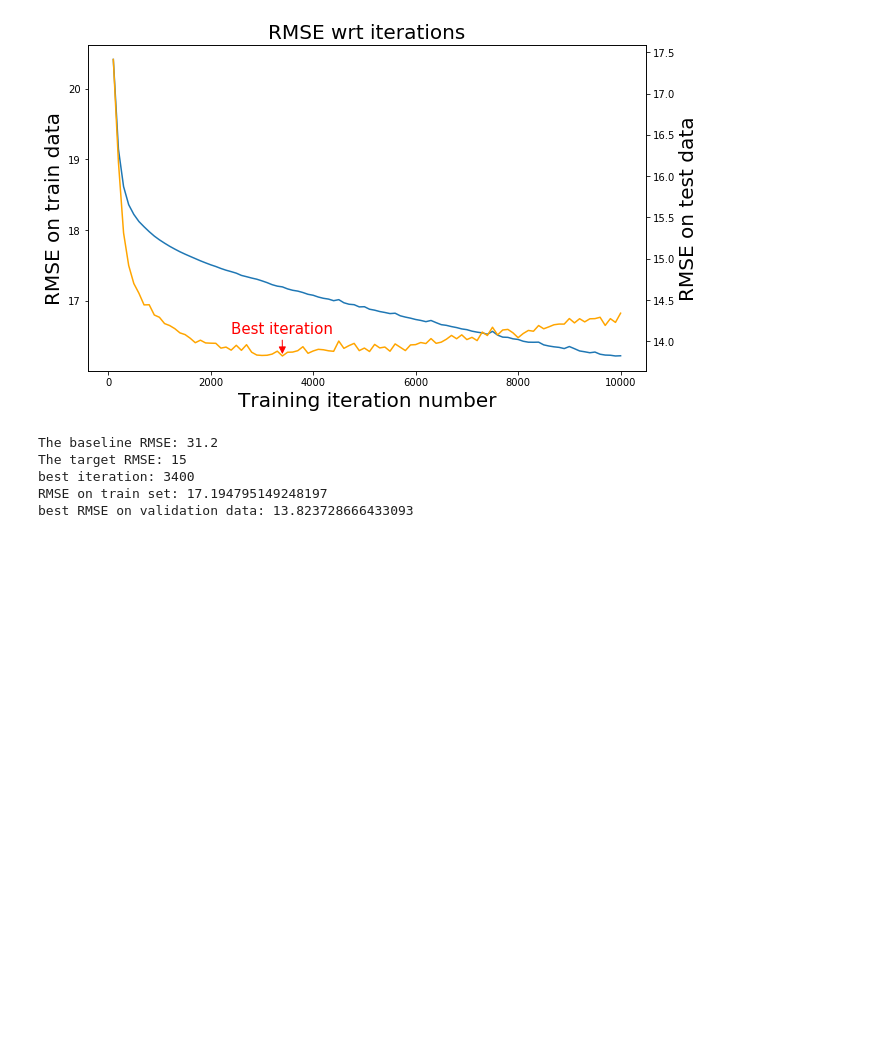
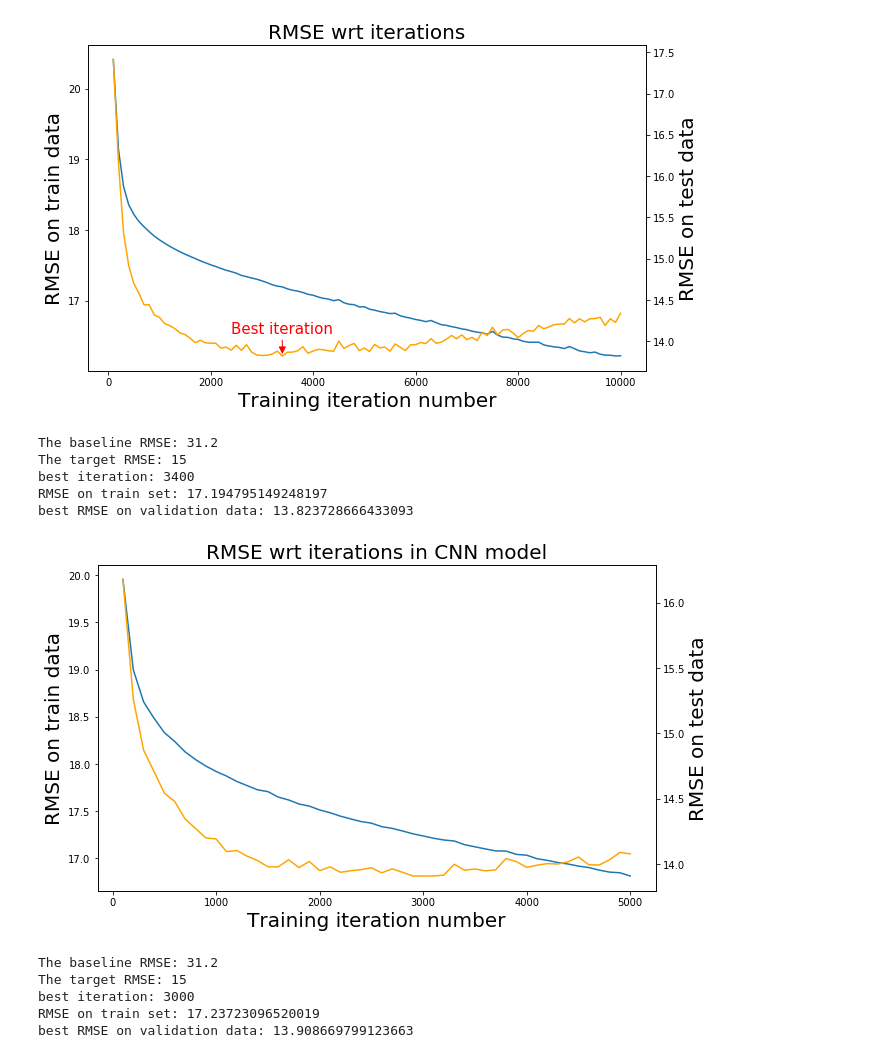
Before and after one commit to Yuhan-Wg/INF560-Project-Visiting_suggestion_service, a Jupyter notebook: notebook/CNN model.ipynb, the cells around one changed output. Cells and saved outputs as stored; diff of their text form; code cells hidden in the pictures; blank space fills up the shorter version.

```diff
--- a/notebook/CNN model.ipynb
+++ b/notebook/CNN model.ipynb
@@ -46,9 +124,10 @@ Wall time: 4min 20s
 # %%
 def cnn_model(features, labels, mode):
     # Input Layer
+    add_info = features["add_info"]
+    features=features["distribution"]
     size = features.shape
     kernel_size = [(3,3),(2,2),(2,2),(1,1)]
-    #pool_size = parameters.get("pool_size", [(2,2),(3,3),(2,2)])
     strides = [1,1,1]
     filters = [32, 32, 16,1]
 
@@ -88,10 +167,12 @@ def cnn_model(features, labels, mode):
       filters=filters[3],
       kernel_size=kernel_size[3],
       padding="same",
-      activation=tf.nn.relu)
+      activation=tf.nn.elu)
 
     # Dense Layer
     conv4_flat = tf.reshape(conv4, [-1, size[1]*size[2]*filters[3]])
+    #add_dense1 = tf.layers.dense(inputs=add_info, units = 4,activation=tf.nn.elu)
+    add_dense = tf.layers.dense(inputs=add_info, units = size[1]*size[2]*filters[3])
 
     # Formerly, we use fully-connected layer to make output,
     # but it costs too much computation resources and may lead to overfitting.
@@ -101,7 +182,8 @@ def cnn_model(features, labels, mode):
     #dropout = tf.layers.dropout(inputs=dense, rate=0.8, training= mode == tf.estimator.ModeKeys.TRAIN)
 
     # Pred Layer
-    pred = conv4_flat # tf.layers.dense(inputs=dropout, units= size[1]*size[2], activation=tf.nn.relu)
+    pred = tf.keras.activations.relu(
+            conv4_flat+add_dense) # We use relu activation here since we don't want a negative prediction
 
     # Loss
     loss = tf.losses.mean_squared_error(labels=label_layer, predictions=pred)
@@ -137,7 +219,7 @@ def cnn_model(features, labels, mode):
 distribution_estimator = tf.estimator.Estimator(
     model_fn=cnn_model)
 train_input_fn = tf.estimator.inputs.numpy_input_fn(
-    x=features,
+    x=new_features,
     y=labels,
     num_epochs=None,
     shuffle=True)
@@ -148,15 +230,16 @@ INFO:tensorflow:Using config: {'_model_dir': 'C:\\Users\\yuhan\\AppData\\Local\\
 # %%
 # the aim of rmse is 15, for now the rmse from cnn model is 13.8
 # %%
+%%time
 # Train the CNN model step by step
 trn_mse = []
 val_mse = []
-for i in range(100):
+for i in range(50):
     distribution_estimator.train(
     input_fn=train_input_fn,
     steps=100)
     eval_input_fn = tf.estimator.inputs.numpy_input_fn(
-    x=features,
+    x=new_features,
     y=labels,
     num_epochs=1,
     shuffle=False)
@@ -165,7 +248,7 @@ for i in range(100):
     trn_mse.append(eval_results)
 
     eval_input_fn = tf.estimator.inputs.numpy_input_fn(
-    x=features_val,
+    x=new_features_val,
     y=labels_val,
     num_epochs=1,
     shuffle=False)
@@ -227,3 +312,39 @@ The target RMSE: 15
 best iteration: 3400
 RMSE on train set: 17.194795149248197
 best RMSE on validation data: 13.823728666433093
+# %%
+# Results with additional information
+trn_m = 1#np.mean((labels-np.mean(labels))**2)**0.5
+val_m = 1#np.mean((labels-np.mean(labels_val))**2)**0.5
+
+fig = plt.figure(figsize=(10,6))
+ax1 = fig.add_subplot(111)
+ax1.plot([x["global_step"] for x in trn_mse],
+        [x["mse"]**0.5/trn_m for x in trn_mse])
+ax1.set_ylabel('RMSE on train data',size=20)
+ax1.set_xlabel('Training iteration number',size=20)
+ax1.set_title("RMSE wrt iterations in CNN model",size=20)
+
+ax2 = ax1.twinx()
+ax2.plot([x["global_step"] for x in val_mse],
+        [x["mse"]**0.5/val_m for x in val_mse], 'orange')
+ax2.set_ylabel('RMSE on test data',size=20)
+
+#plt.annotate("Best iteration", xy=(3400,13.823),xytext = (2400,14.1),color="r",size=15,
+#             arrowprops={'arrowstyle':'-|>',"color":"r"})
+plt.show()
+# %% [output]
+[figure, added]
+# %%
+# Results without additional information
+print("The baseline RMSE:", 31.2)
+print("The target RMSE:", 15)
+print("best iteration:",val_mse[np.argmin([x["mse"] for x in val_mse])]["global_step"])
+print("RMSE on train set:",trn_mse[np.argmin([x["mse"] for x in val_mse])]["mse"]**0.5)
+print("best RMSE on validation data:",np.min([x["mse"]**0.5 for x in val_mse]))
+# %% [output]
+The baseline RMSE: 31.2
+The target RMSE: 15
+best iteration: 3000
+RMSE on train set: 17.23723096520019
+best RMSE on validation data: 13.908669799123663
```
Also changed, not shown: parts of 12 cells of this notebook.
